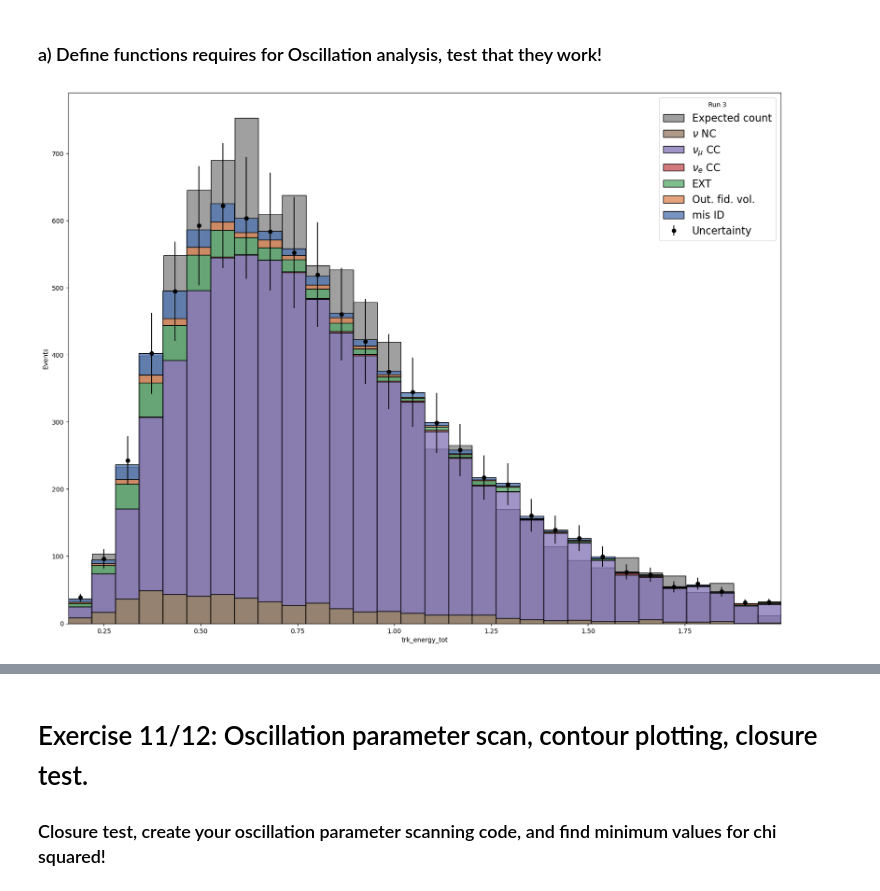
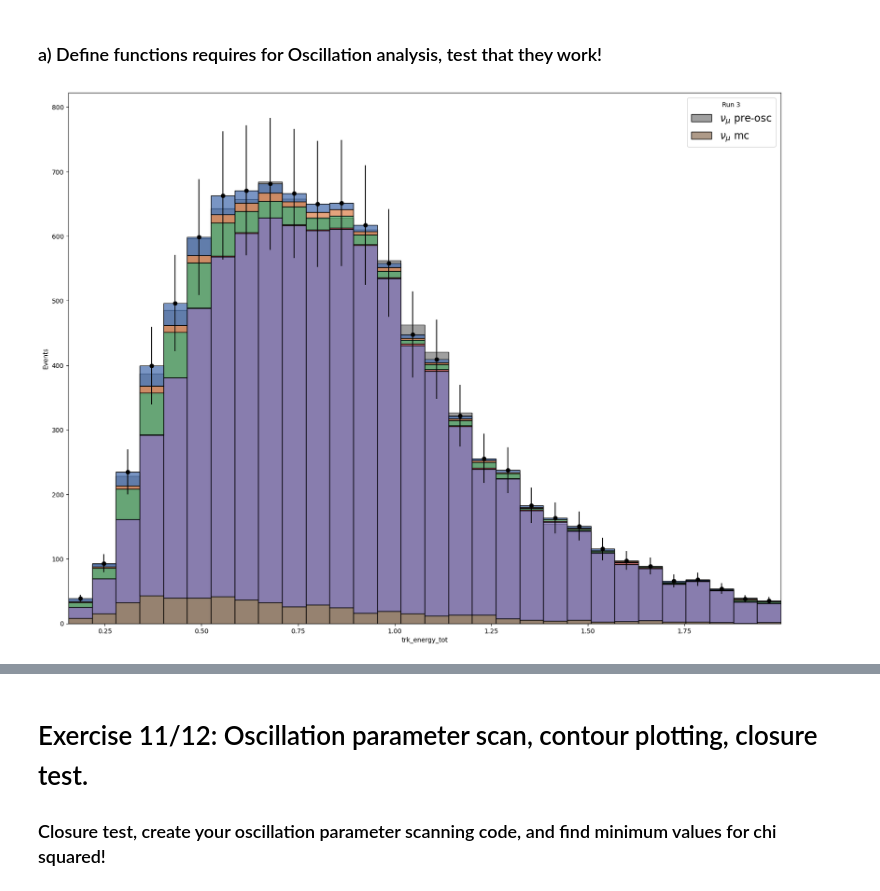
Before and after one commit to chendurshr/MicroBooNE-sem6, a Jupyter notebook: MainAnalysis_template.ipynb, the cells around one changed output, grey strips where cells are left out. Saved outputs shown, nothing was run; the diff lists cells and outputs as text; code cells hidden in the pictures.

```diff
--- a/MainAnalysis_template.ipynb
+++ b/MainAnalysis_template.ipynb
@@ -578,21 +508,20 @@ def weighted_multi_histplot(osc_data, mc_data, x_variable, plot = True):
 
     # Compute Poisson error bars (sqrt of weights sum)
     mc_errors = 0.15 * mc_counts
-  #  osc_errors = np.sqrt(np.histogram(osc_data[x_variable], bins=bin_edges, weights=osc_data["weight"] ** 2)[0])
 
     # Plot histogram with seaborn
     if plot:
         plt.figure(figsize=(20,15))
 
         i = sns.histplot(data=osc_data, x=x_variable, multiple="stack", #hue="category", palette='deep',
-             color = 'grey', bins=BIN, legend=False)
+             weights = osc_data['weight'], color = 'grey', bins=BIN, legend=False)
 
         j = sns.histplot(data=mc_data, x=x_variable, multiple="stack", hue="category", palette='deep',
              weights = mc_data['weight'], bins=BIN, legend=False)
 
         i.set(xlabel='trk_energy_tot', ylabel="Events")
 
-       # plt.plot(bin_centers, data_counts * data_frame['weight'], label="Data", marker='o', color="k", linestyle= "")
+  #      plt.plot(bin_centers, mc_counts * data_frame['weight'], label="Data", marker='o', color="k", linestyle= "")
         bar_width = (bin_edges[1] - bin_edges[0])  # Width of each bin
         plt.errorbar(bin_centers, mc_counts, yerr=mc_errors, fmt='o', color='black', label="Stat. Error")
 
@@ -664,10 +598,9 @@ def nu_mu_oscillation(weights, sin_2theta_sq, del_m_21, length, energy):
 # %%
-test_theta = 0
-test_mass = 0
+test_theta = 0.54
+test_mass = 11
 MC_EXT_OSC_COPY = MC_EXT_OSC.copy()
 MC_EXT_OSC_COPY['weight'] = nu_mu_oscillation(MC_EXT_OSC_COPY['weight'], test_theta, test_mass, MC_EXT_OSC_COPY['true_L'], MC_EXT_OSC_COPY['true_E'])
-x, osc_count, mc_count, mc_error = unweighted_multi_histplot(MB_DATA_OSC, MC_EXT_OSC_COPY, 'trk_energy_tot')
-#x, mc_y, data_y, y_errors = modded_multi_hist_plot_fnc(OSC_DATA_CUT, MC_EXT_CUT, 'trk_energy_tot')
+x, osc_count, mc_count, mc_error = weighted_multi_histplot(MB_DATA_OSC, MC_EXT_OSC_COPY, 'trk_energy_tot')
 # %% [output]
-[figure, old version]
+[figure, new version]
 # %%
```
Also changed, not shown: parts of 35 cells of this notebook.
